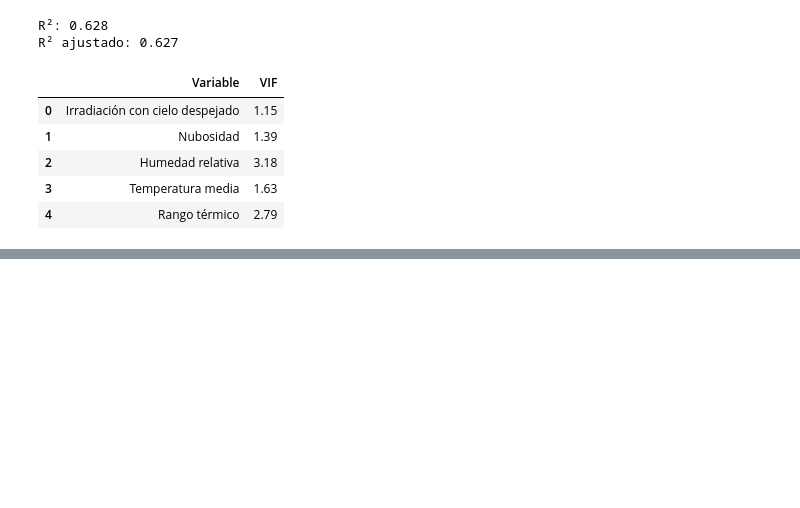
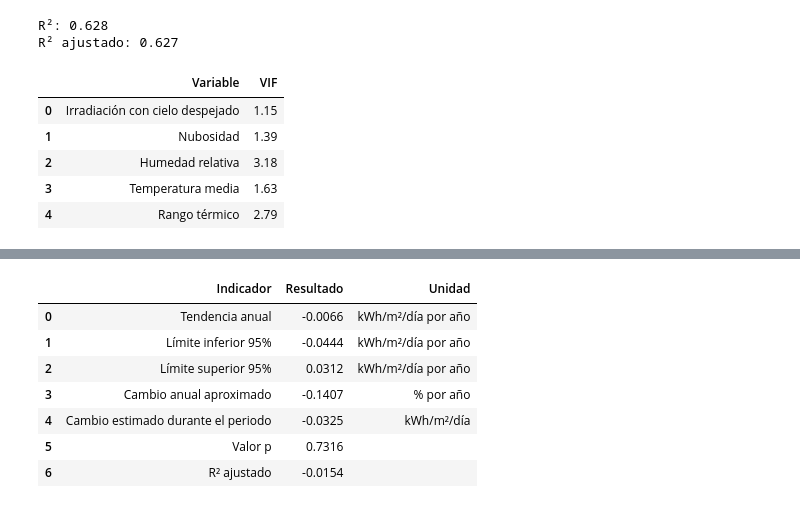
Before and after one commit to saralvillanu/solar_smart_predictive_analysis, a Jupyter notebook: EDA_Solar_Bogota.ipynb, the cells around one changed output, grey strips where cells are left out. Saved outputs shown, nothing was run; the diff lists cells and outputs as text; code cells hidden in the pictures; blank space fills up the shorter version.

```diff
--- a/EDA_Solar_Bogota.ipynb
+++ b/EDA_Solar_Bogota.ipynb
@@ -1031,0 +1171,92 @@ display(tabla_vif.round(2))
+# %%
+import statsmodels.api as sm
+
+X_tendencia = sm.add_constant(
+    serie_mensual_p3[['Tiempo_anios']]
+)
+
+y_tendencia = (
+    serie_mensual_p3['Anomalia_irradiacion']
+)
+
+modelo_tendencia = sm.OLS(
+    y_tendencia,
+    X_tendencia
+).fit(
+    cov_type='HAC',
+    cov_kwds={'maxlags': 6}
+)
+
+tendencia_anual = (
+    modelo_tendencia.params['Tiempo_anios']
+)
+
+p_tendencia = (
+    modelo_tendencia.pvalues['Tiempo_anios']
+)
+
+intervalo_tendencia = (
+    modelo_tendencia
+    .conf_int()
+    .loc['Tiempo_anios']
+)
+
+irradiacion_promedio = (
+    serie_mensual_p3['Irradiacion'].mean()
+)
+
+tendencia_anual_pct = (
+    tendencia_anual
+    / irradiacion_promedio
+    * 100
+)
+
+duracion_anios = (
+    serie_mensual_p3['Tiempo_anios'].max()
+)
+
+cambio_estimado_periodo = (
+    tendencia_anual
+    * duracion_anios
+)
+
+resultados_tendencia = pd.DataFrame({
+    'Indicador': [
+        'Tendencia anual',
+        'Límite inferior 95%',
+        'Límite superior 95%',
+        'Cambio anual aproximado',
+        'Cambio estimado durante el periodo',
+        'Valor p',
+        'R² ajustado'
+    ],
+    'Resultado': [
+        tendencia_anual,
+        intervalo_tendencia.iloc[0],
+        intervalo_tendencia.iloc[1],
+        tendencia_anual_pct,
+        cambio_estimado_periodo,
+        p_tendencia,
+        modelo_tendencia.rsquared_adj
+    ],
+    'Unidad': [
+        'kWh/m²/día por año',
+        'kWh/m²/día por año',
+        'kWh/m²/día por año',
+        '% por año',
+        'kWh/m²/día',
+        '',
+        ''
+    ]
+})
+
+display(resultados_tendencia.round(4))
+# %% [output]
+|  | Indicador | Resultado | Unidad |
+| 0 | Tendencia anual | -0.0066 | kWh/m²/día por año |
+| 1 | Límite inferior 95% | -0.0444 | kWh/m²/día por año |
+| 2 | Límite superior 95% | 0.0312 | kWh/m²/día por año |
+| 3 | Cambio anual aproximado | -0.1407 | % por año |
+| 4 | Cambio estimado durante el periodo | -0.0325 | kWh/m²/día |
+| 5 | Valor p | 0.7316 |  |
+| 6 | R² ajustado | -0.0154 |  |
```
Also changed, not shown: parts of 5 cells of this notebook.
